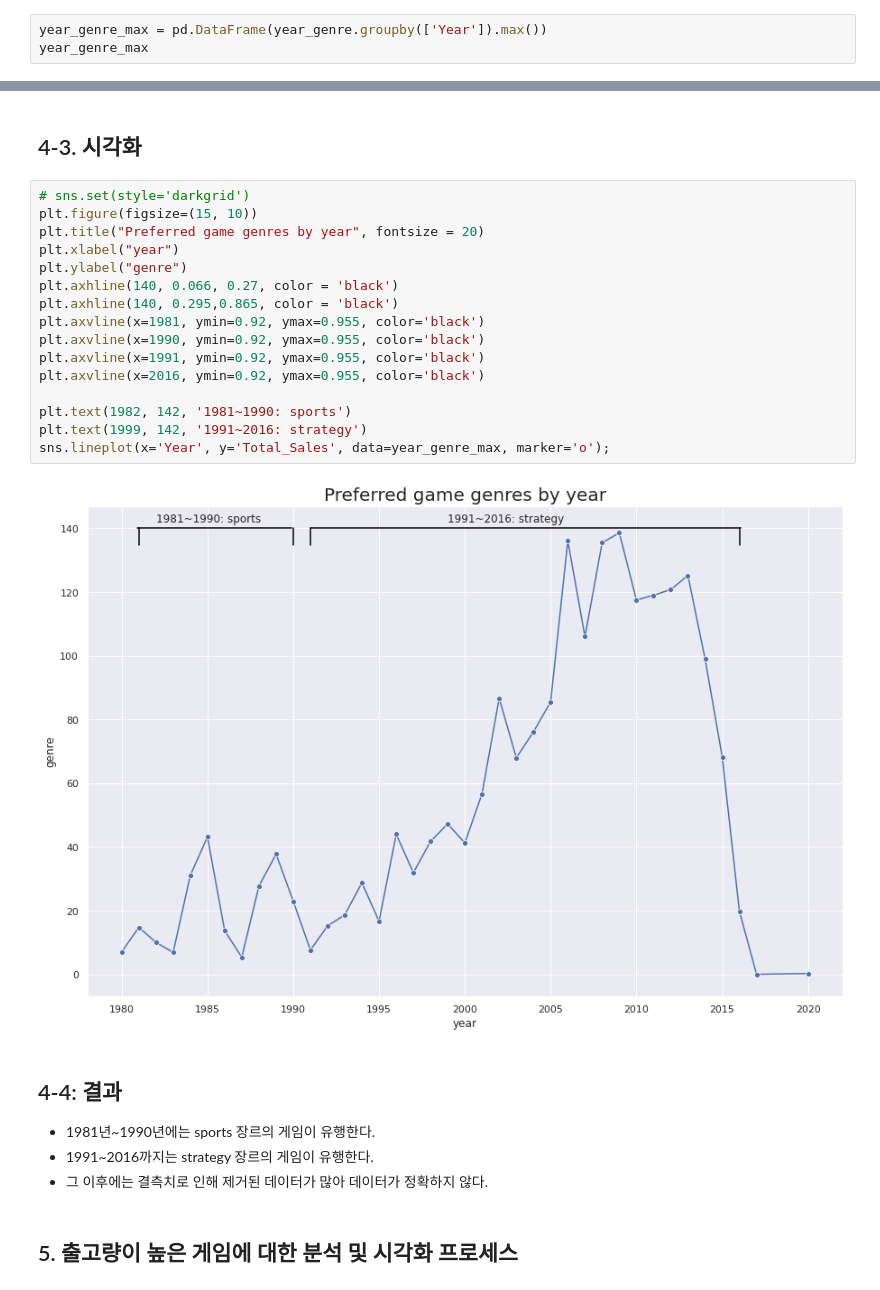
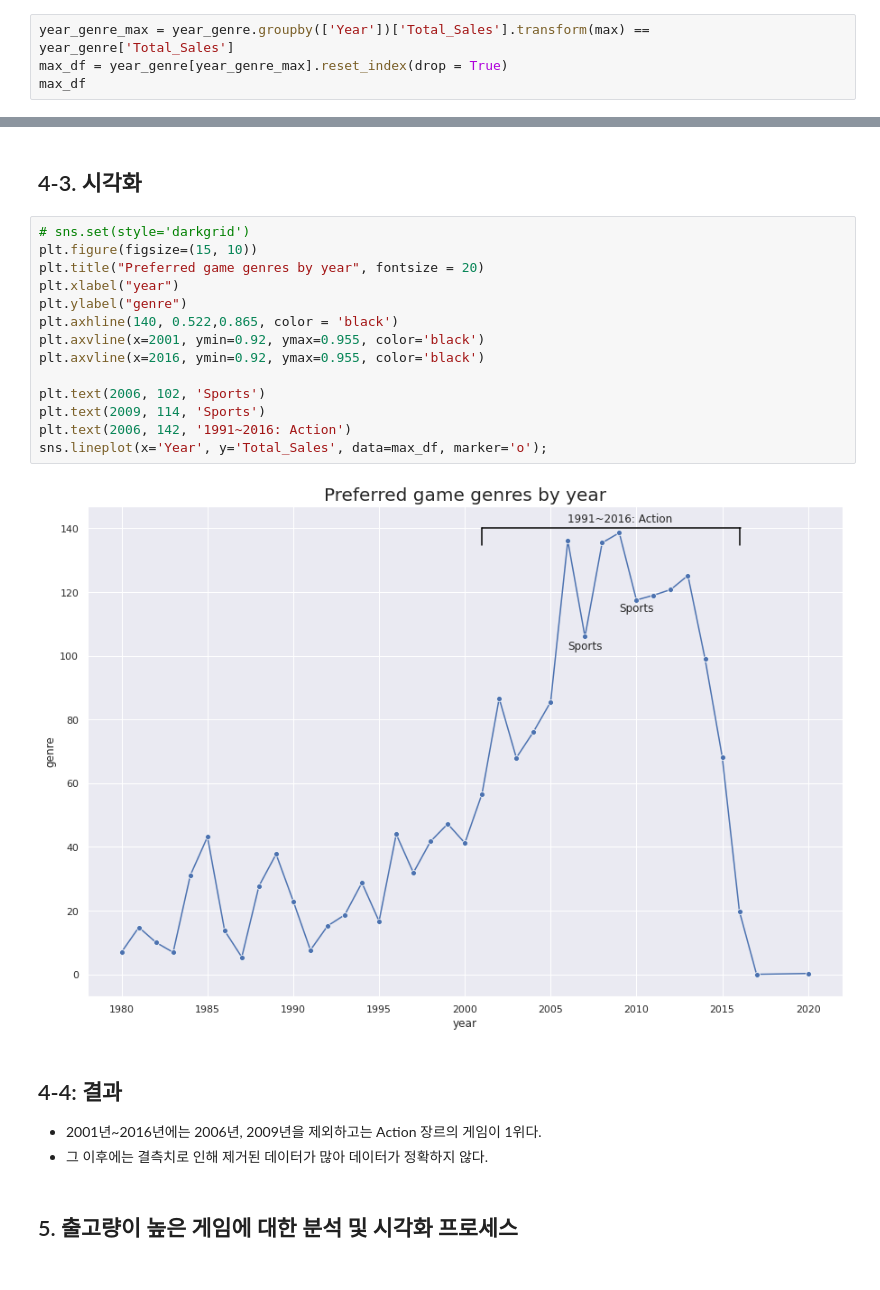
Before and after one commit to woorim99/AIB_12th_project, a Jupyter notebook: Section 1/Section1_AI_12_이우림.ipynb, the cells around one changed output, grey strips where cells are left out. Cells and saved outputs as stored; diff of their text form.

```diff
--- a/Section 1/Section1_AI_12_이우림.ipynb
+++ b/Section 1/Section1_AI_12_이우림.ipynb
@@ -254,6 +254,7 @@ year_genre
 | 387 | 2020 | Simulation | 0.29 |
 388 rows × 3 columns
 # %%
-year_genre_max = pd.DataFrame(year_genre.groupby(['Year']).max())
-year_genre_max
+year_genre_max = year_genre.groupby(['Year'])['Total_Sales'].transform(max) == year_genre['Total_Sales']
+max_df = year_genre[year_genre_max].reset_index(drop = True)
+max_df
 # %% [output]
@@ -280,25 +280,22 @@ year_genre_max
 # %%
 # sns.set(style='darkgrid')
 plt.figure(figsize=(15, 10))
 plt.title("Preferred game genres by year", fontsize = 20)
 plt.xlabel("year")
 plt.ylabel("genre")
-plt.axhline(140, 0.066, 0.27, color = 'black')
-plt.axhline(140, 0.295,0.865, color = 'black')
-plt.axvline(x=1981, ymin=0.92, ymax=0.955, color='black')
-plt.axvline(x=1990, ymin=0.92, ymax=0.955, color='black')
-plt.axvline(x=1991, ymin=0.92, ymax=0.955, color='black')
+plt.axhline(140, 0.522,0.865, color = 'black')
+plt.axvline(x=2001, ymin=0.92, ymax=0.955, color='black')
 plt.axvline(x=2016, ymin=0.92, ymax=0.955, color='black')
 
-plt.text(1982, 142, '1981~1990: sports')
-plt.text(1999, 142, '1991~2016: strategy')
-sns.lineplot(x='Year', y='Total_Sales', data=year_genre_max, marker='o');
+plt.text(2006, 102, 'Sports')
+plt.text(2009, 114, 'Sports')
+plt.text(2006, 142, '1991~2016: Action')
+sns.lineplot(x='Year', y='Total_Sales', data=max_df, marker='o');
 # %% [output]
-[figure, old version]
+[figure, new version]
 # %% [markdown]
 ## 4-4: 결과
-*   1981년~1990년에는 sports 장르의 게임이 유행한다.
-*   1991~2016까지는 strategy 장르의 게임이 유행한다.
+*   2001년~2016년에는 2006년, 2009년을 제외하고는 Action 장르의 게임이 1위다.
 *   그 이후에는 결측치로 인해 제거된 데이터가 많아 데이터가 정확하지 않다.
 # %% [markdown]
 ## 5. 출고량이 높은 게임에 대한 분석 및 시각화 프로세스
```
Also changed, not shown: parts of 2 cells of this notebook.
